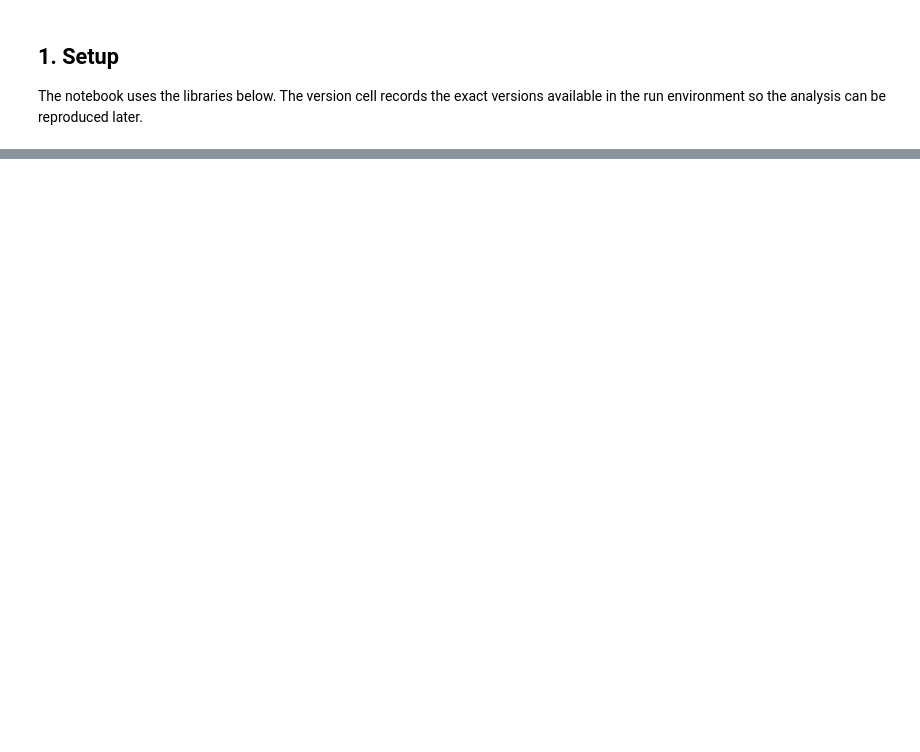
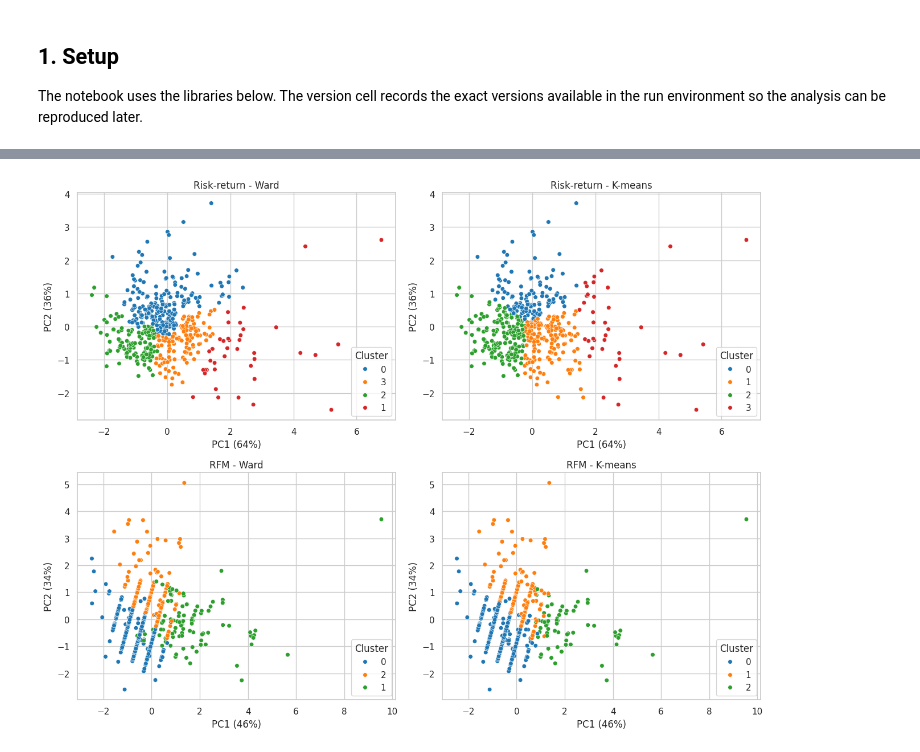
Before and after one commit to LakinduSachin/CR-CM-Coursework, a Jupyter notebook: CR_&_CM_Course_work_Draft2.ipynb, the cells around one changed output, grey strips where cells are left out. Saved outputs shown, nothing was run; the diff lists cells and outputs as text; code cells hidden in the pictures; blank space fills up the shorter version.

```diff
--- a/CR_&_CM_Course_work_Draft2.ipynb
+++ b/CR_&_CM_Course_work_Draft2.ipynb
@@ -941,0 +780,19 @@ Files:
+# %%
+# Labelled 2-D PCA views of the four solutions. The caption notes PCA can hide separation.
+def pca_plot(ax, X, labels, title):
+    p = PCA(n_components=2, random_state=RANDOM_SEED)
+    xy = p.fit_transform(X)
+    d = pd.DataFrame(xy, index=X.index, columns=["PC1", "PC2"]); d["Cluster"] = labels.astype(str).values
+    sns.scatterplot(data=d, x="PC1", y="PC2", hue="Cluster", palette="tab10", s=30, ax=ax)
+    ax.set_title(title)
+    ax.set_xlabel(f"PC1 ({p.explained_variance_ratio_[0]:.0%})")
+    ax.set_ylabel(f"PC2 ({p.explained_variance_ratio_[1]:.0%})")
+
+fig, axes = plt.subplots(2, 2, figsize=(13, 10))
+pca_plot(axes[0,0], X_risk, ward_risk, "Risk-return - Ward")
+pca_plot(axes[0,1], X_risk, km_risk, "Risk-return - K-means")
+pca_plot(axes[1,0], X_rfm, ward_rfm, "RFM - Ward")
+pca_plot(axes[1,1], X_rfm, km_rfm, "RFM - K-means")
+plt.tight_layout(); plt.show()
+# %% [output]
+[figure, added]
```
Also changed, not shown: parts of 82 cells of this notebook.
